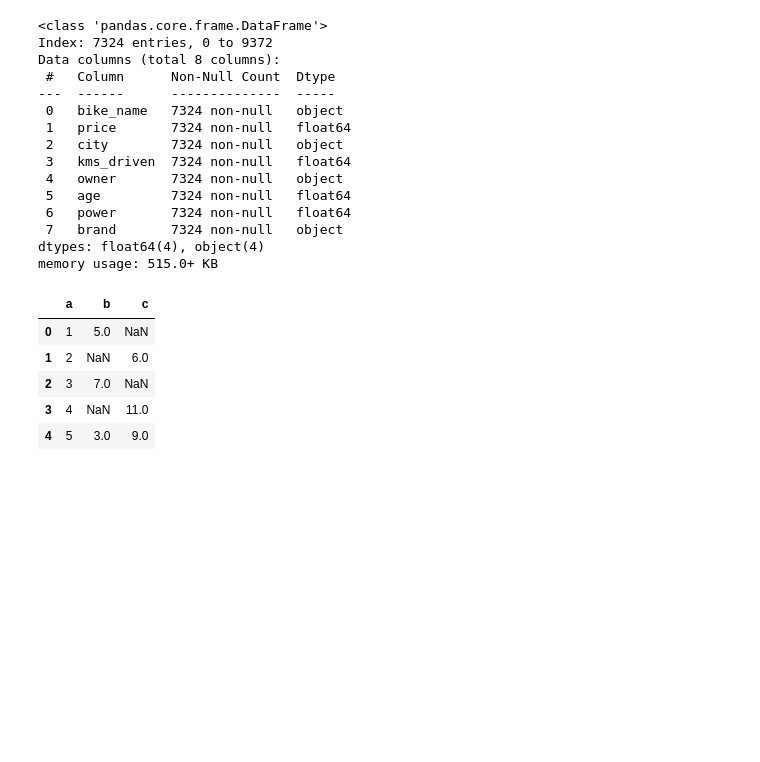
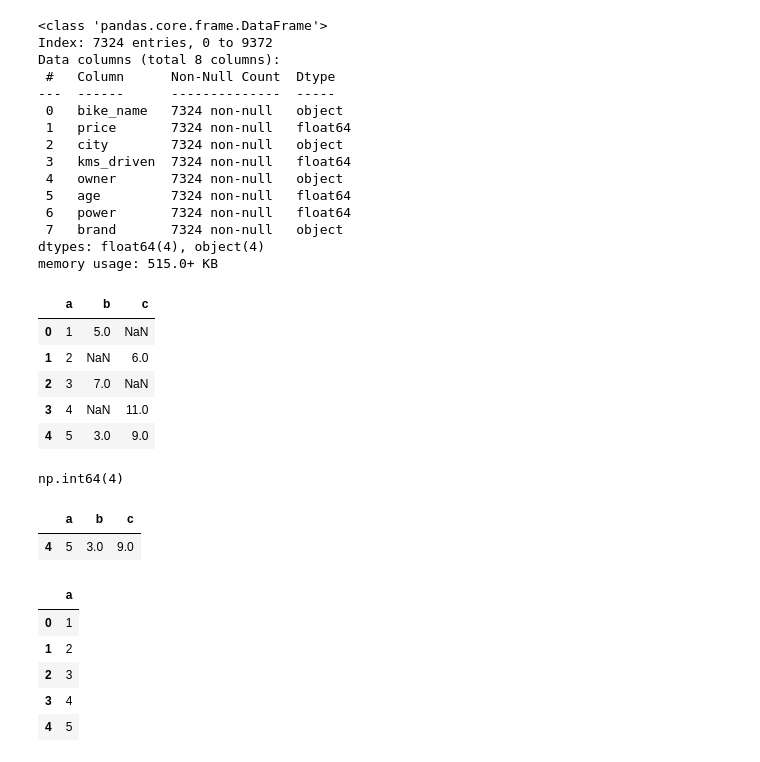
Before and after one commit to paruljain17/Data-Science-Training, a Jupyter notebook: library/pandas.ipynb, the cells around one changed output. Cells and saved outputs as stored; diff of their text form; code cells hidden in the pictures; blank space fills up the shorter version.

```diff
--- a/library/pandas.ipynb
+++ b/library/pandas.ipynb
@@ -270,3 +264,23 @@ df2
 | 2 | 3 | 7.0 | NaN |
 | 3 | 4 | NaN | 11.0 |
 | 4 | 5 | 3.0 | 9.0 |
+# %%
+df2.isnull().sum().sum()
+# %% [output]
+np.int64(4)
+# %%
+df2.dropna() #remove the rows containing null values
+# %% [output]
+|  | a | b | c |
+| 4 | 5 | 3.0 | 9.0 |
+# %%
+df2.dropna(axis = 1)
+#axis = 0 --->row
+#axis = 1 --->column
+# %% [output]
+|  | a |
+| 0 | 1 |
+| 1 | 2 |
+| 2 | 3 |
+| 3 | 4 |
+| 4 | 5 |
```
Also changed, not shown: parts of 6 cells of this notebook, 5 other files.
